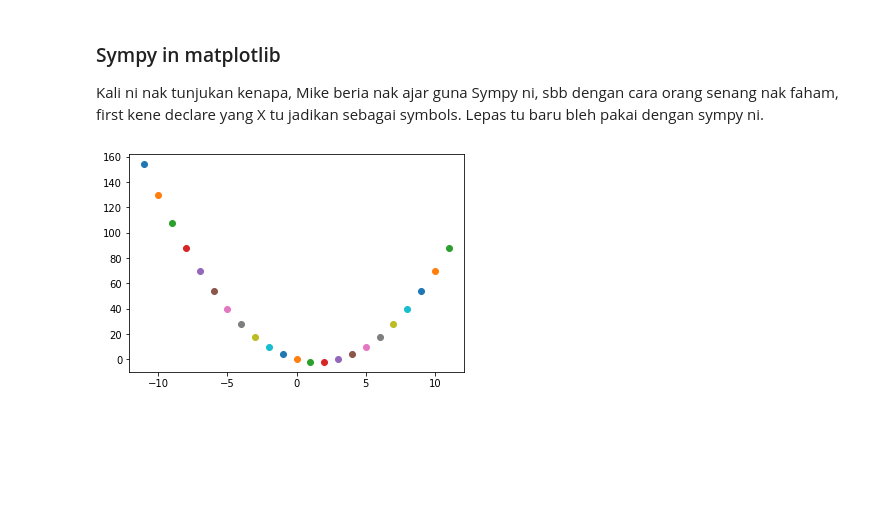
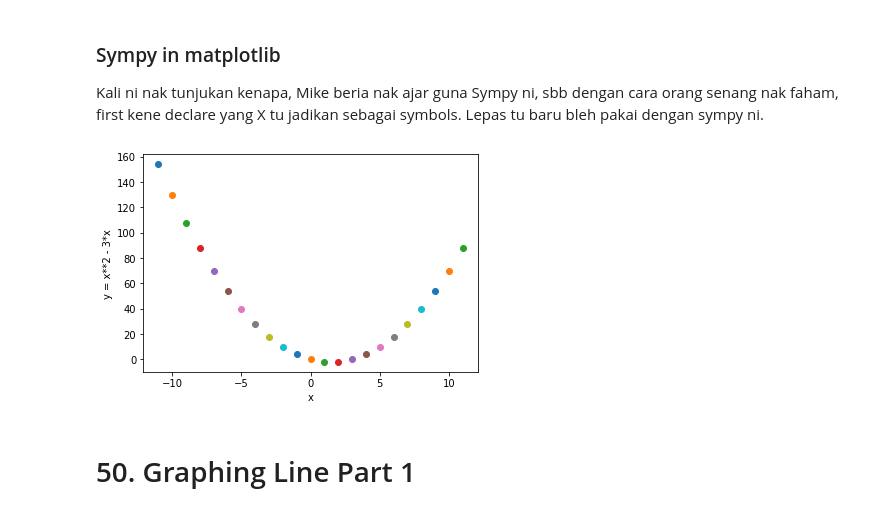
Before and after one commit to metalheadcode/mathematic, a Jupyter notebook: Section 5 Graphing & Visualization.ipynb, the cells around one changed output. Saved outputs shown, nothing was run; the diff lists cells and outputs as text; code cells hidden in the pictures; blank space fills up the shorter version.

```diff
--- a/Section 5 Graphing & Visualization.ipynb
+++ b/Section 5 Graphing & Visualization.ipynb
@@ -73,12 +72,20 @@ Second attempt
 Kali ni nak tunjukan kenapa, Mike beria nak ajar guna Sympy ni, sbb dengan cara orang senang nak faham, first kene declare yang X tu jadikan sebagai symbols. Lepas tu baru bleh pakai dengan sympy ni.
 # %%
 import sympy as sym
+import matplotlib.pyplot as plt
 
 # kene declare nak pakai X ni as symbols
 x = sym.symbols('x')
 y = x**2 - 3*x
 
 for i in range(-11,12):
     plt.plot(i,y.subs(x,i), 'o')
+
+plt.xlabel('x')
+plt.ylabel('y = %s' %y)
+
+plt.show()
 # %% [output]
-[figure, old version]
+[figure, new version]
+# %% [markdown]
+# 50. Graphing Line Part 1
```
Also changed, not shown: parts of 19 cells of this notebook, 1 other file.
